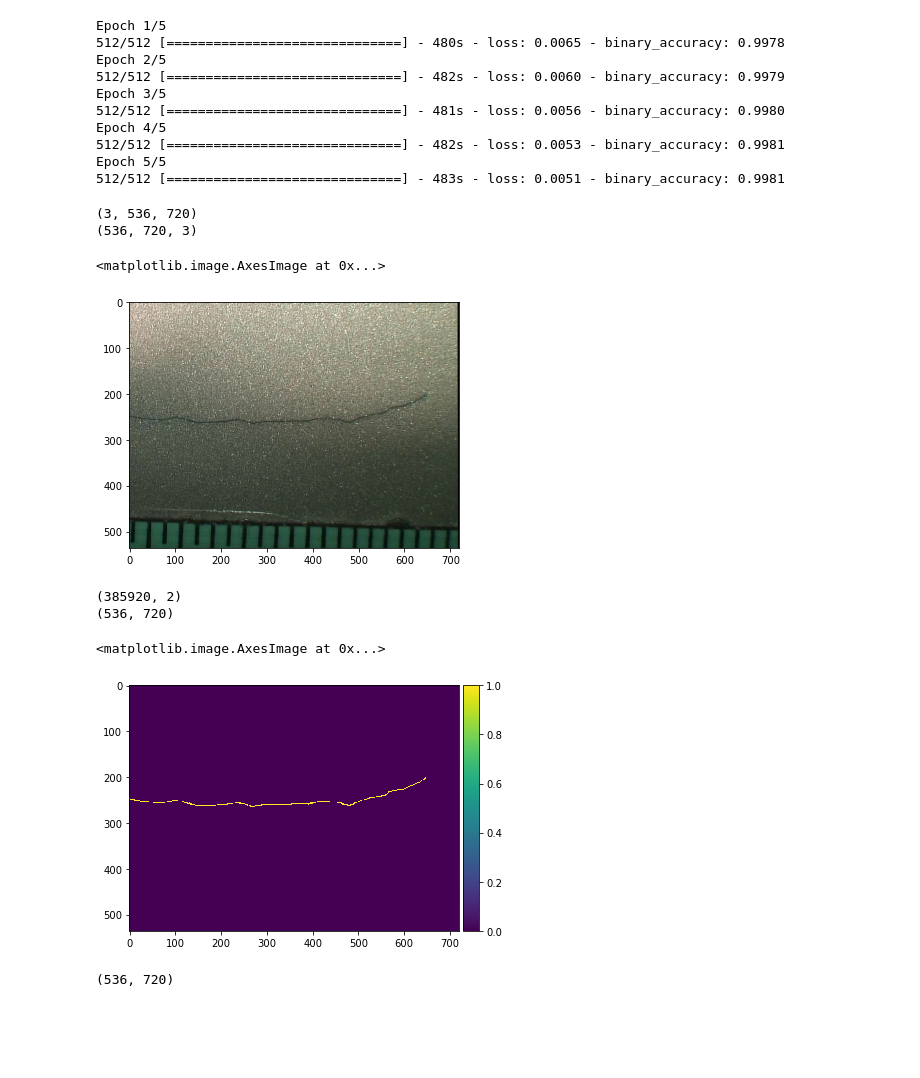
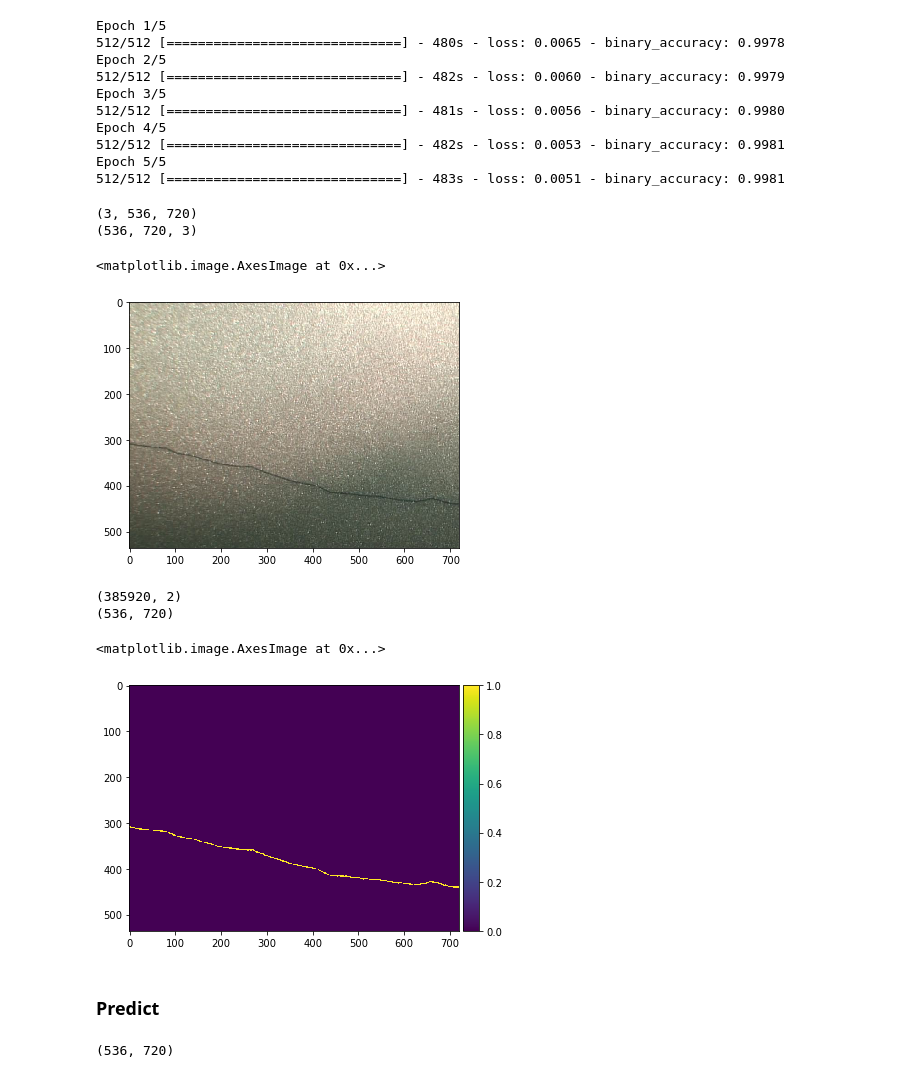
Before and after one commit to Chasesc/keras-demo, a Jupyter notebook: SegmentationDemo.ipynb, the cells around one changed output. Cells and saved outputs as stored; diff of their text form; code cells hidden in the pictures; blank space fills up the shorter version.

```diff
--- a/SegmentationDemo.ipynb
+++ b/SegmentationDemo.ipynb
@@ -204,23 +204,23 @@ Epoch 5/5
 # %%
 X, Y = next(G)
 # %%
-idx = 1
+idx = 0
 
 print(X[idx].shape)
 rollax = np.rollaxis(X[idx].copy(), 0, 3)
 print(rollax.shape)
 
 # In our preprocessing, we subtract the mean to help our network. Add it back here.
 rollax[:,:,0] += 103.939
 rollax[:,:,1] += 116.779
 rollax[:,:,2] += 123.68
 
 imshow(np.uint8(np.abs(rollax)))
 # %% [output]
 (3, 536, 720)
 (536, 720, 3)
 <matplotlib.image.AxesImage at 0x...>
-[figure, old version]
+[figure, new version]
 # %%
 gt = Y[idx].copy()
 print(gt.shape)
@@ -231,7 +231,9 @@ imshow(gt)
 (385920, 2)
 (536, 720)
 <matplotlib.image.AxesImage at 0x...>
-[figure, old version]
+[figure, new version]
+# %% [markdown]
+### Predict
 # %%
 pred = model.predict(X)
 # %%
```
Also changed, not shown: parts of 1 cell of this notebook.
